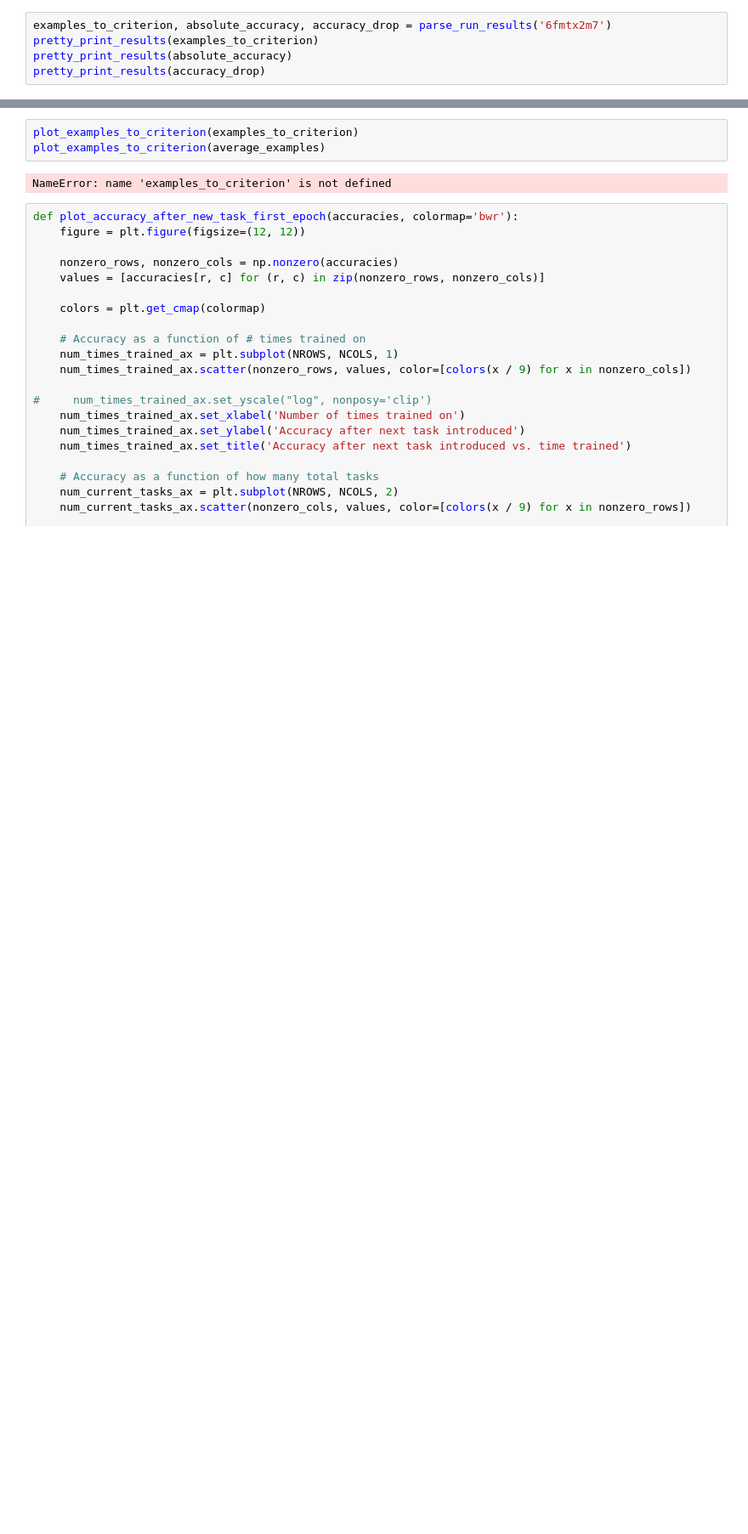
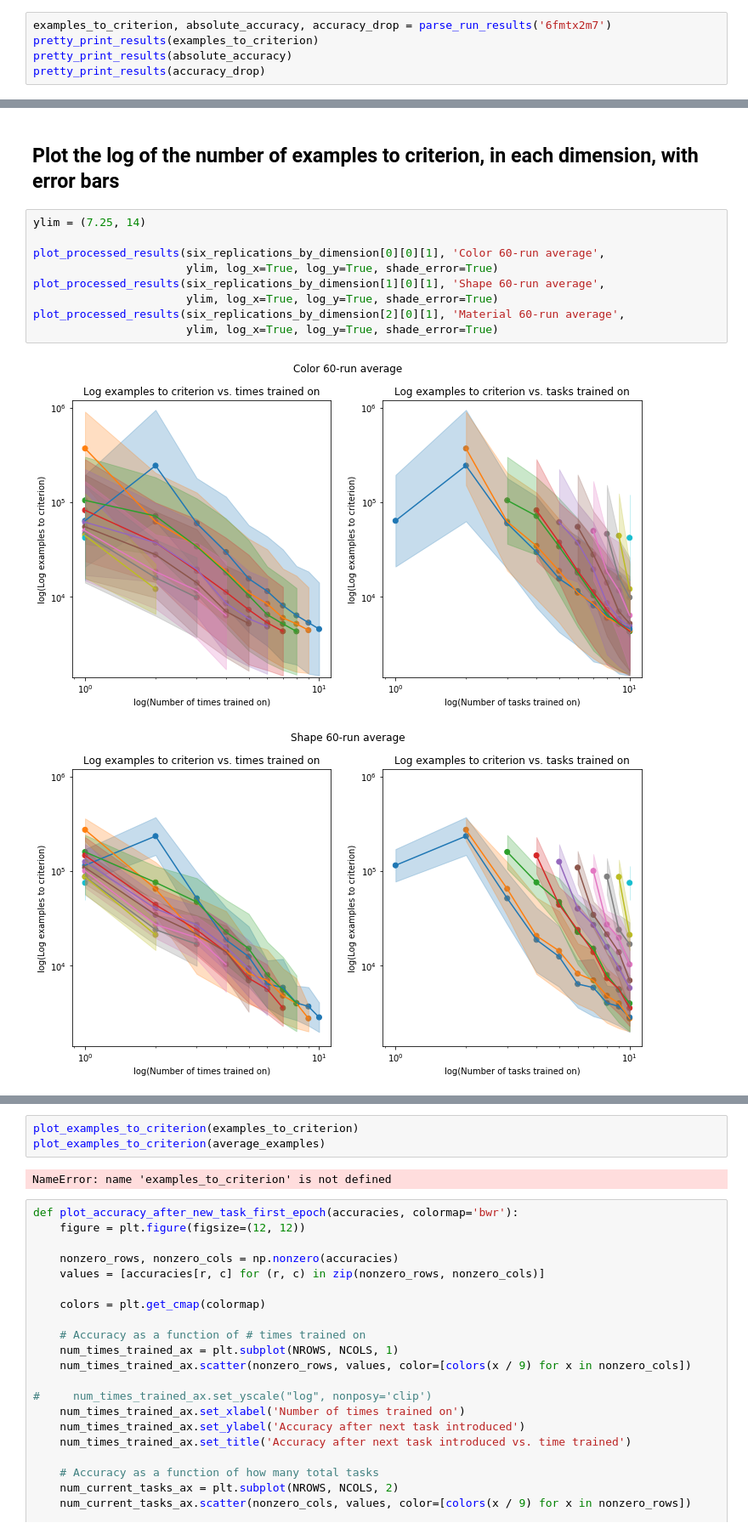
Before and after one commit to guydav/deep-learning-projects, a Jupyter notebook: notebooks/Meta_Learning_Baseline_Data_Analysis.ipynb, the cells around one changed output, grey strips where cells are left out. Shown at 85% size. Cells and saved outputs as stored; diff of their text form; blank space fills up the shorter version.

```diff
--- a/notebooks/Meta_Learning_Baseline_Data_Analysis.ipynb
+++ b/notebooks/Meta_Learning_Baseline_Data_Analysis.ipynb
@@ -271,0 +346,14 @@ def plot_examples_to_criterion(examples_to_criterion, title, ylim=None,
+# %% [markdown]
+## Plot the log of the number of examples to criterion, in each dimension, with error bars
+# %%
+ylim = (7.25, 14)
+
+plot_processed_results(six_replications_by_dimension[0][0][1], 'Color 60-run average',
+                       ylim, log_x=True, log_y=True, shade_error=True)
+plot_processed_results(six_replications_by_dimension[1][0][1], 'Shape 60-run average',
+                       ylim, log_x=True, log_y=True, shade_error=True)
+plot_processed_results(six_replications_by_dimension[2][0][1], 'Material 60-run average',
+                       ylim, log_x=True, log_y=True, shade_error=True)
+# %% [output]
+[figure, added]
+[figure, added]
```
Also changed, not shown: parts of 33 cells of this notebook, 1 other file.
